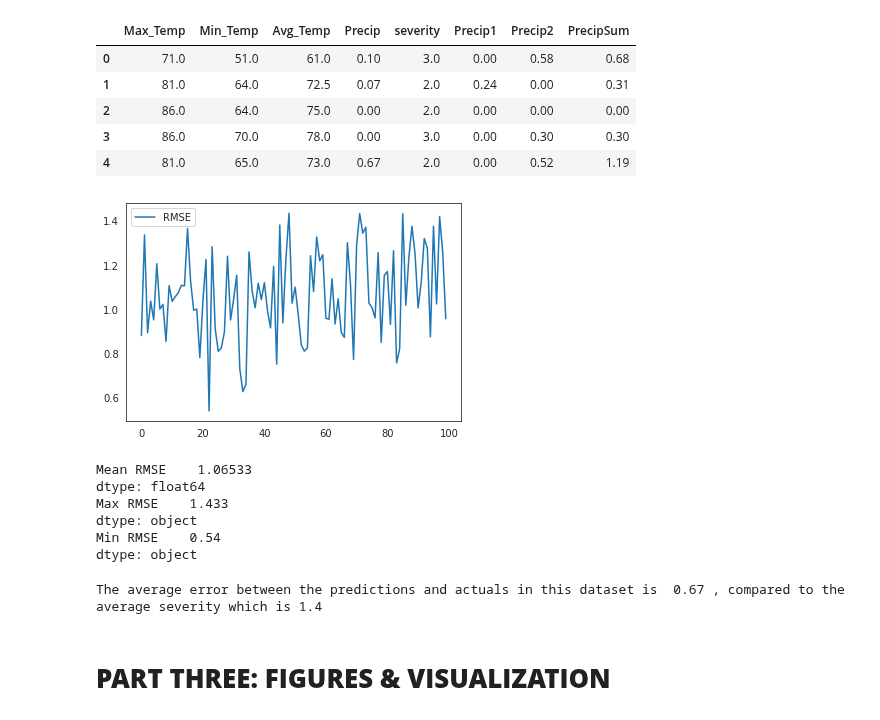
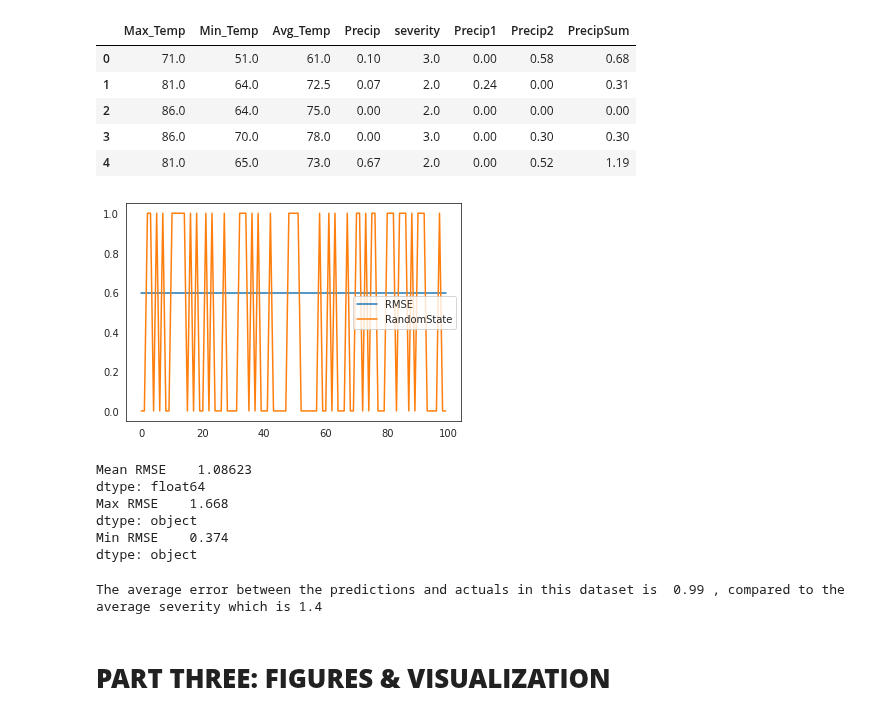
Before and after one commit to ChrisHarvey21/HABs, a Jupyter notebook: HABs.ipynb, the cells around one changed output. Saved outputs shown, nothing was run; the diff lists cells and outputs as text; code cells hidden in the pictures.

```diff
--- a/HABs.ipynb
+++ b/HABs.ipynb
@@ -351,50 +356,50 @@ See the caveats in the documentation: https://pandas.pydata.org/pandas-docs/stab
 #Create features vs target
 import pandas as pd
 from random import randint
 
 #create the data frame
-df = pd.DataFrame(columns=['RMSE'])
-for i in range(100): #add 5 rows of data
+df = pd.DataFrame(columns=['RMSE','RandomState'])
+for i in range(100):
 
   x = dataset.drop('severity', axis = 1) # Features
   y = dataset['severity']  # Target
 
 # Splitting into training and testing (80/20)
-  x_train, x_test, y_train, y_test = train_test_split(x, y, test_size = 0.2)
+  x_train, x_test, y_train, y_test = train_test_split(x, y, test_size = 0.2, random_state=20)
 
 # Random Forest Regression with 10 decision trees
-  model = RandomForestRegressor(n_estimators = 100)
+  model = RandomForestRegressor(n_estimators = 10, random_state=20)
 
 # Fitting the Random Forest Regression model to the data
   model.fit(x_train, y_train)
 
 # Predicting the target values of the test set
   y_pred = model.predict(x_test)
 
 # RMSE (Root Mean Square Error)
   rmse = float(format(np.sqrt(mean_squared_error(y_test, y_pred)),'.3f'))
   df.loc[i, ['RMSE']] = rmse
-
+  df.loc[i, ['RandomState']] = randint(0,1)
 
 #Plot results
 import pandas as pd
 import matplotlib.pyplot as plt
 df = pd.DataFrame(df)
 df.plot()
 plt.show()
 # %% [output]
-[figure, old version]
+[figure, new version]
 # %%
 #A rule of thumb is that an RMSE of .2 to .5 shows that the model predicts accurately
 print('Mean', df.mean())
 print('Max', df.max())
 print('Min', df.min())
 # %% [output]
-Mean RMSE    1.06533
+Mean RMSE    1.08623
 dtype: float64
-Max RMSE    1.433
+Max RMSE    1.668
 dtype: object
-Min RMSE    0.54
+Min RMSE    0.374
 dtype: object
 # %%
 # Calculate the absolute errors
@@ -403,7 +408,7 @@ errors = abs(y_pred - y_test)
 print('The average error between the predictions and actuals in this dataset is ', round(np.mean(errors), 2),
       ', compared to the average severity which is' , round(np.mean(y),2))
 # %% [output]
-The average error between the predictions and actuals in this dataset is  0.67 , compared to the average severity which is 1.4
+The average error between the predictions and actuals in this dataset is  0.99 , compared to the average severity which is 1.4
 # %% [markdown]
 # **PART THREE: FIGURES & VISUALIZATION**
 # %%
```
Also changed, not shown: parts of 8 cells of this notebook.
